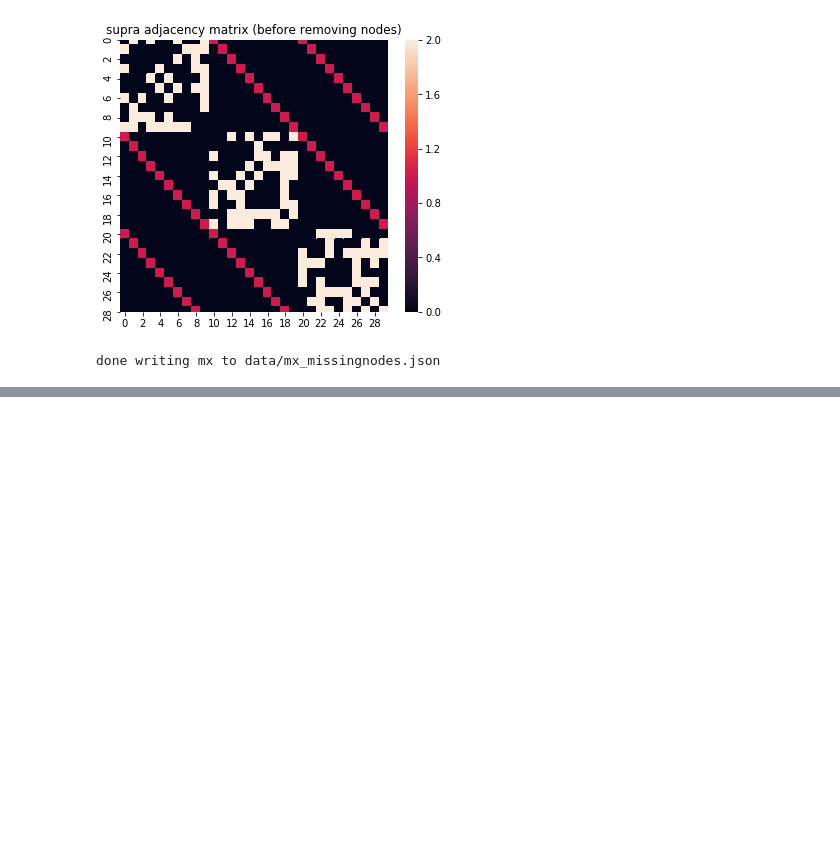
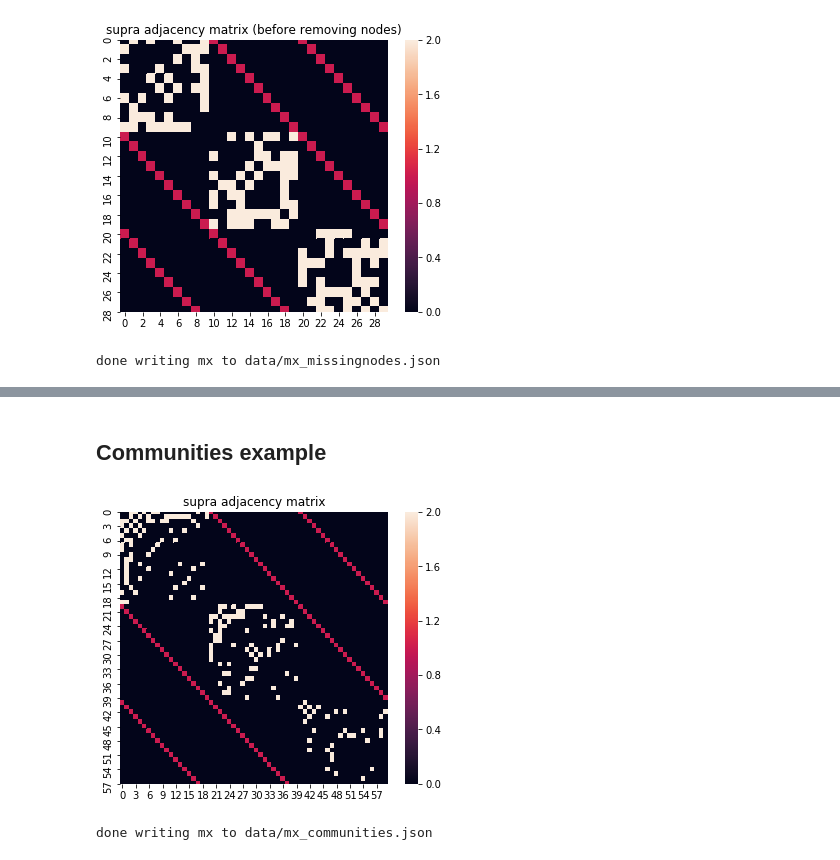
Before and after one commit to asizemore/multilayer_network_examples, a Jupyter notebook: slide_figures.ipynb, the cells around one changed output, grey strips where cells are left out. Saved outputs shown, nothing was run; the diff lists cells and outputs as text; code cells hidden in the pictures; blank space fills up the shorter version.

```diff
--- a/slide_figures.ipynb
+++ b/slide_figures.ipynb
@@ -357,0 +452,51 @@ done writing mx to data/mx_missingnodes.json
+# %% [markdown]
+## Communities example
+# %%
+# Set filename
+filename = "data/mx_communities.json"
+
+# Define number of nodes (number of nodes in largest layer)
+nNodes = 20
+
+# Define number of levels
+nLayers = 3
+
+# Use multinetx to generate two graphs each on nNodes nodes
+g1 = mx.generators.powerlaw_cluster_graph(nNodes,2,0.7,seed=48)
+g2 = mx.generators.powerlaw_cluster_graph(nNodes,2,0.9,seed=68)
+g3 = mx.generators.erdos_renyi_graph(nNodes,0.1,seed=72)
+
+
+# Define adjacency between layers. Here we only assign nodes to themselves in each layer.
+adj_block = mx.lil_matrix(np.zeros((nNodes*nLayers,nNodes*nLayers)))
+
+for i in np.arange(nLayers-1):
+    for l in np.arange(i+1,nLayers):
+        adj_block[i*nNodes:(i+1)*nNodes, (l)*nNodes:(l+1)*nNodes] = np.identity(nNodes)
+
+adj_block += adj_block.T
+
+# Create multilayer graph
+mg = mx.MultilayerGraph(list_of_layers=[g1,g2,g3],
+                        inter_adjacency_matrix=adj_block)
+
+# Set edge weights
+mg.set_edges_weights(intra_layer_edges_weight=2,
+                     inter_layer_edges_weight=1)
+
+## Plot the supra-adjacency matrix
+fig = plt.figure(figsize=(6,5))
+sns.heatmap(mx.adjacency_matrix(mg,weight='weight').todense())
+plt.title('supra adjacency matrix');
+# %% [output]
+[figure, added]
+# %%
+# Write to json file
+
+# See previous cells for details.
+pos = nx.layout.fruchterman_reingold_layout(g1, dim=3, k=1)
+
+# write to json file
+write_mx_to_json(filename, mx, nNodes, pos, nLayers)
+# %% [output]
+done writing mx to data/mx_communities.json
```
Also changed, not shown: parts of 12 cells of this notebook, 4 other files.
